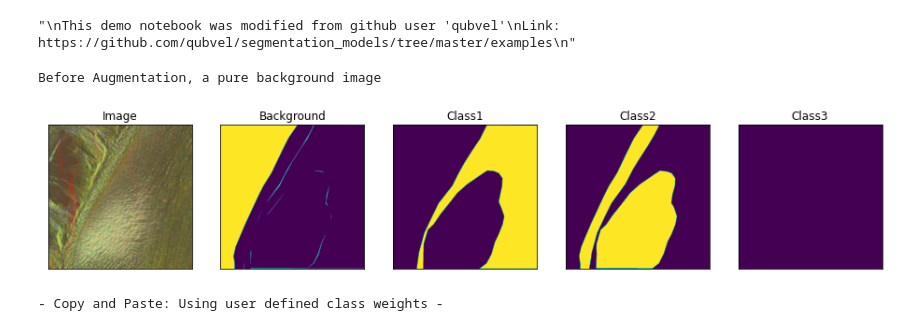
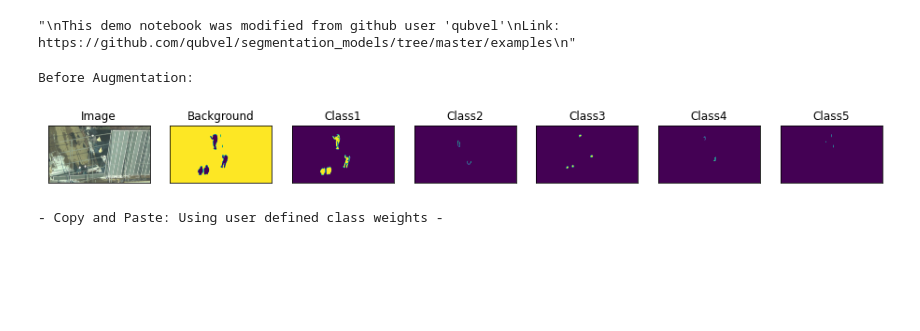
Before and after one commit to WeiChihChern/Copy-Paste-Semantic-Segmentation, a Jupyter notebook: Example/Demo.ipynb, the cells around one changed output. Saved outputs shown, nothing was run; the diff lists cells and outputs as text; code cells hidden in the pictures; blank space fills up the shorter version.

```diff
--- a/Example/Demo.ipynb
+++ b/Example/Demo.ipynb
@@ -12,8 +12,9 @@ import os
 import cv2
 import numpy as np
 import matplotlib.pyplot as plt
+plt.rcParams['figure.figsize'] = [10, 5]
 # %%
-DATA_DIR = './data'
+DATA_DIR = './data/worker'
 x_train_dir = os.path.join(DATA_DIR, 'train')
 y_train_dir = os.path.join(DATA_DIR, 'train_mask')
 # %%
@@ -56,7 +57,7 @@ class Dataset:
 
     """
 
-    CLASSES = ['class1', 'class2', 'class3']
+    CLASSES = ['class1', 'class2', 'class3', 'class4', 'class5', 'class6']
 
     def __init__(
             self,
@@ -108,20 +109,22 @@ class Dataset:
         return len(self.ids)
 # %%
 # Lets look at data we have
-print('Before Augmentation, a pure background image')
-dataset = Dataset(x_train_dir, y_train_dir, classes=['class1', 'class2', 'class3'])
+print('Before Augmentation:')
+dataset = Dataset(x_train_dir, y_train_dir, classes=['class1', 'class2', 'class3', 'class4', 'class5'])
 
 image, mask = dataset[1] # get some sample
 visualize(
     image=image,
     background=mask[..., 0].squeeze(),
     class1=mask[..., 1].squeeze(),
     class2=mask[..., 2].squeeze(),
-    class3=mask[..., 3].squeeze()
+    class3=mask[..., 3].squeeze(),
+    class4=mask[..., 4].squeeze(),
+    class5=mask[..., 5].squeeze()
 )
 # %% [output]
-Before Augmentation, a pure background image
+Before Augmentation:
-[figure, old version]
+[figure, new version]
 # %%
 import albumentations as A
 import sys
```
Also changed, not shown: parts of 2 cells of this notebook, 1 other file.
